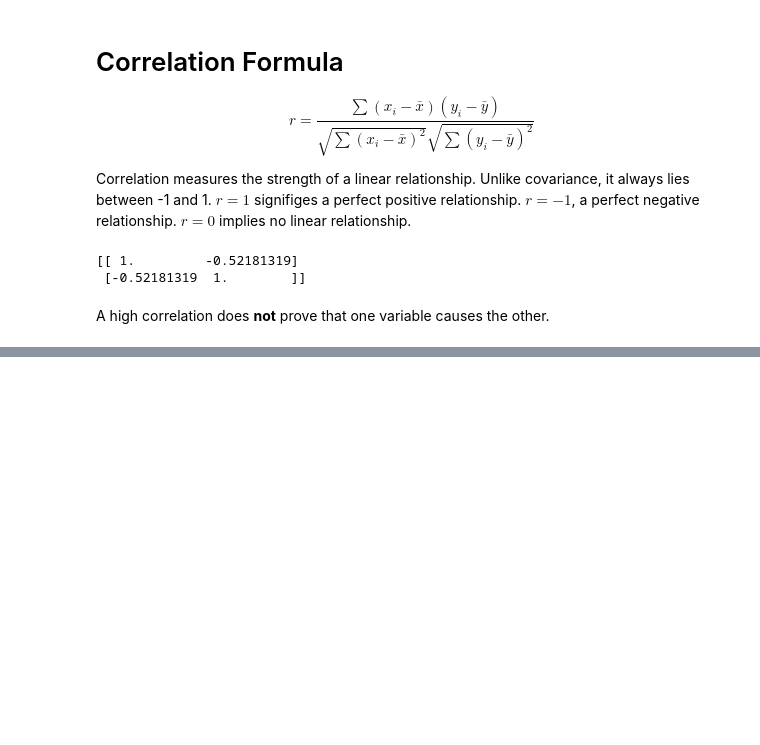
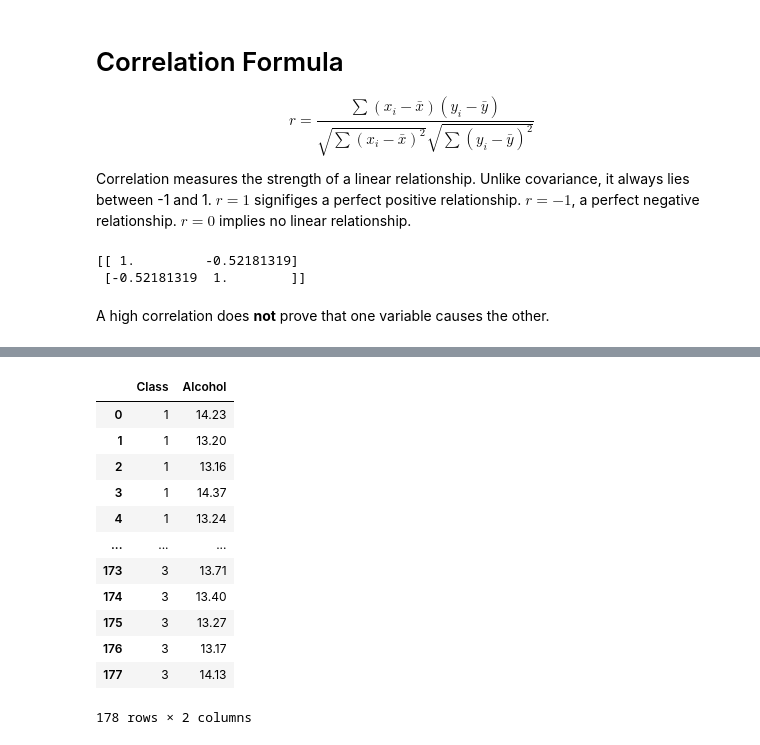
Before and after one commit to garrett-kepler/Math-300----Mathematical-Computing, a Jupyter notebook: Lecture Notes/Week 4 -- Statistical Analysis/Week 4 Day 4.ipynb, the cells around one changed output, grey strips where cells are left out. Saved outputs shown, nothing was run; the diff lists cells and outputs as text; code cells hidden in the pictures; blank space fills up the shorter version.

```diff
--- a/Lecture Notes/Week 4 -- Statistical Analysis/Week 4 Day 4.ipynb
+++ b/Lecture Notes/Week 4 -- Statistical Analysis/Week 4 Day 4.ipynb
@@ -219,3 +219,19 @@ wine.corr()
 | Hue | -0.617369 | -0.071747 | -0.561296 | -0.074667 | -0.273955 | 0.055398 | 0.433681 | 0.543479 | ... |
 | OD280/OD315 of diluted wines | -0.788230 | 0.072343 | -0.368710 | 0.003911 | -0.276769 | 0.066004 | 0.699949 | 0.787194 | ... |
 | Proline | -0.633717 | 0.643720 | -0.192011 | 0.223626 | -0.440597 | 0.393351 | 0.498115 | 0.494193 | ... |
+# %%
+wine[['Class','Alcohol']]
+# %% [output]
+|  | Class | Alcohol |
+| 0 | 1 | 14.23 |
+| 1 | 1 | 13.20 |
+| 2 | 1 | 13.16 |
+| 3 | 1 | 14.37 |
+| 4 | 1 | 13.24 |
+| ... | ... | ... |
+| 173 | 3 | 13.71 |
+| 174 | 3 | 13.40 |
+| 175 | 3 | 13.27 |
+| 176 | 3 | 13.17 |
+| 177 | 3 | 14.13 |
+178 rows × 2 columns
```
